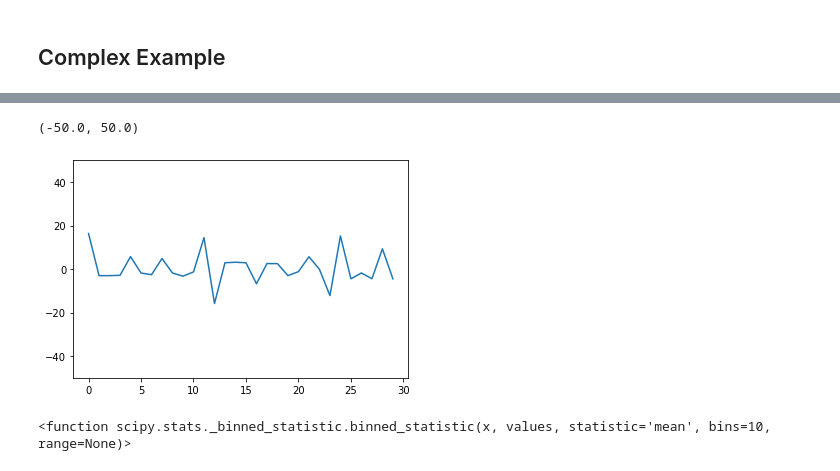
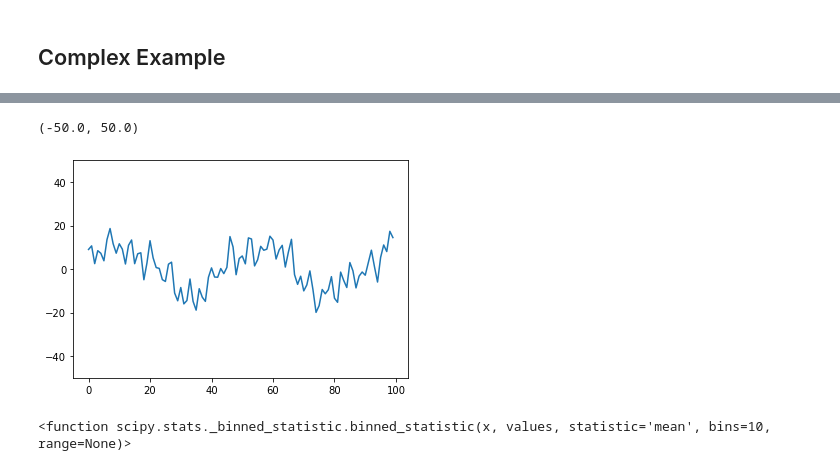
Before and after one commit to ocean-transport/argo-intern, a Jupyter notebook: filtering_examples.ipynb, the cells around one changed output, grey strips where cells are left out. Saved outputs shown, nothing was run; the diff lists cells and outputs as text; code cells hidden in the pictures.

```diff
--- a/filtering_examples.ipynb
+++ b/filtering_examples.ipynb
@@ -86,12 +86,12 @@ plt.subplots_adjust(wspace=0.4, hspace=0.4)
 # %%
-bins = 30
+bins = 100
 x_binned = np.arange(bins)
 bin_means = binned_statistic(x, y_funct, bins=bins)[0]
 plt.plot(x_binned, bin_means)
 plt.ylim(-50,50)
 # %% [output]
 (-50.0, 50.0)
-[figure, old version]
+[figure, new version]
 # %%
 binned_statistic
 # %% [output]
```
Also changed, not shown: parts of 6 cells of this notebook.
